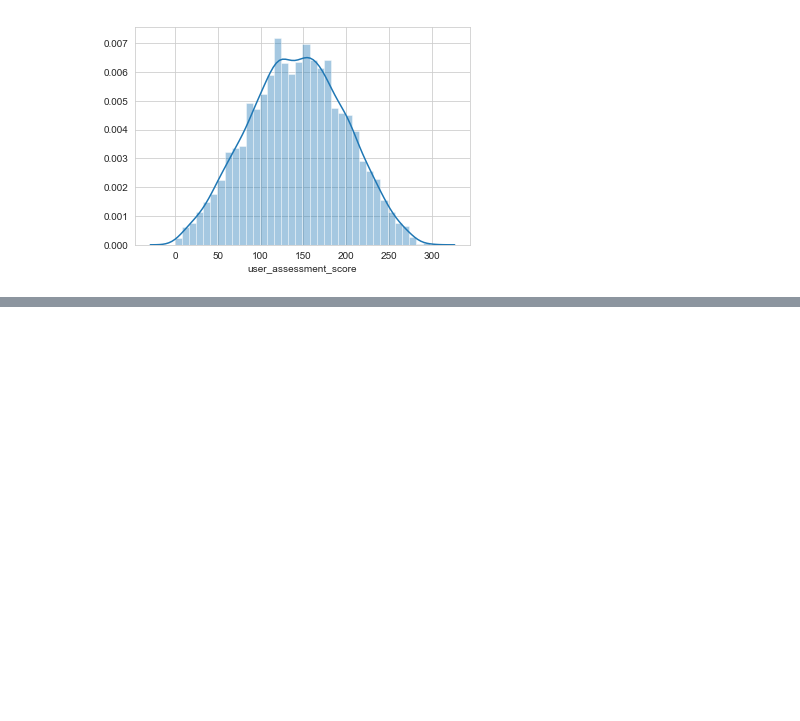
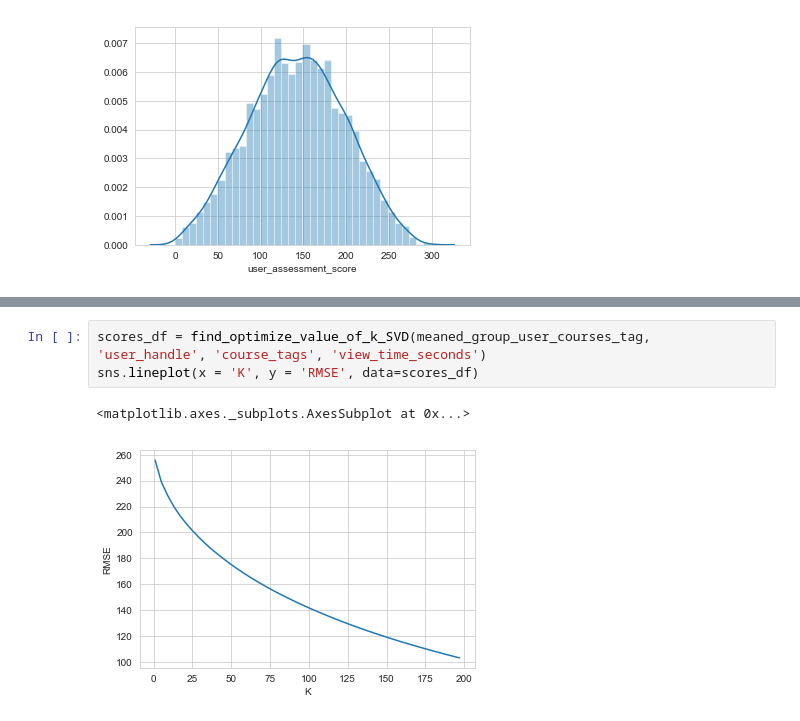
Before and after one commit to amandeepfj/MachineLearningProject, a Jupyter notebook: Data Understanding/DataUnderstanding.ipynb, the cells around one changed output, grey strips where cells are left out. Saved outputs shown, nothing was run; the diff lists cells and outputs as text; blank space fills up the shorter version.

```diff
--- a/Data Understanding/DataUnderstanding.ipynb
+++ b/Data Understanding/DataUnderstanding.ipynb
@@ -425,0 +799,6 @@ similarity_measure.get_cosine_similar_users('1221')
+# %%
+scores_df = find_optimize_value_of_k_SVD(meaned_group_user_courses_tag, 'user_handle', 'course_tags', 'view_time_seconds')
+sns.lineplot(x = 'K', y = 'RMSE', data=scores_df)
+# %% [output]
+<matplotlib.axes._subplots.AxesSubplot at 0x...>
+[figure, added]
```
Also changed, not shown: parts of 55 cells of this notebook.
